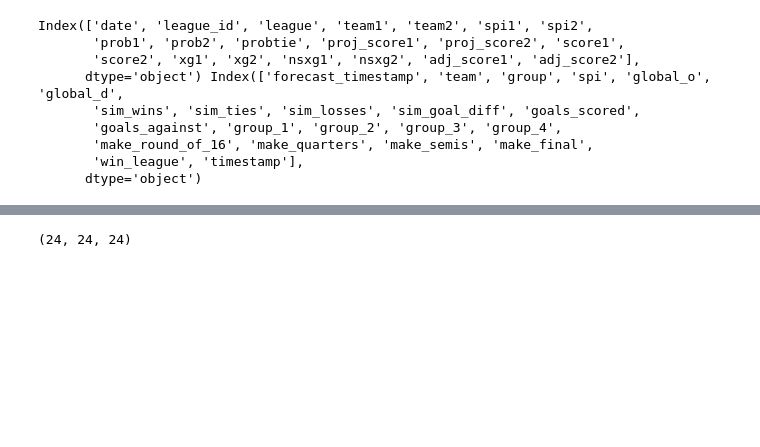
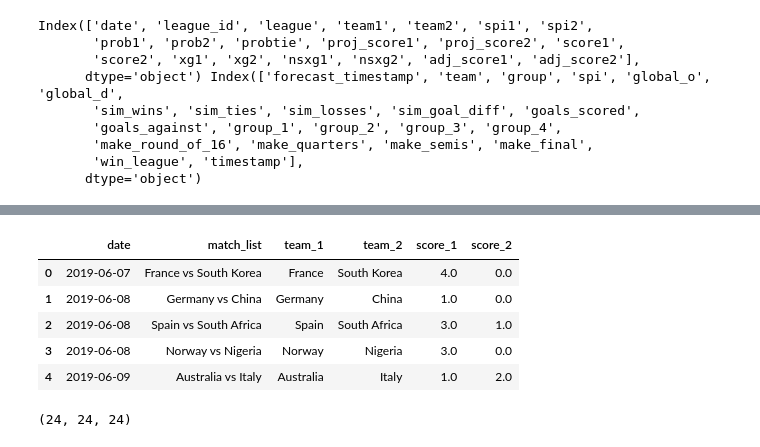
Before and after one commit to nityamd/test_tutorial, a Jupyter notebook: Scratchwork.ipynb, the cells around one changed output, grey strips where cells are left out. Cells and saved outputs as stored; diff of their text form; code cells hidden in the pictures; blank space fills up the shorter version.

```diff
--- a/Scratchwork.ipynb
+++ b/Scratchwork.ipynb
@@ -77,0 +55,16 @@ match_list_dict = dict(zip(list(range(1, len(match_list)+1)), match_list))
+# %%
+df_to_write = pd.DataFrame({ 'date': matches['date'],
+                            'match_list': match_list,
+                            'team_1': matches['team1'],
+                            'team_2': matches['team2'],
+                           'score_1': matches['score1'],
+                           'score_2': matches['score2']})
+# %%
+df_to_write.head()
+# %% [output]
+|  | date | match_list | team_1 | team_2 | score_1 | score_2 |
+| 0 | 2019-06-07 | France vs South Korea | France | South Korea | 4.0 | 0.0 |
+| 1 | 2019-06-08 | Germany vs China | Germany | China | 1.0 | 0.0 |
+| 2 | 2019-06-08 | Spain vs South Africa | Spain | South Africa | 3.0 | 1.0 |
+| 3 | 2019-06-08 | Norway vs Nigeria | Norway | Nigeria | 3.0 | 0.0 |
+| 4 | 2019-06-09 | Australia vs Italy | Australia | Italy | 1.0 | 2.0 |
```
Also changed, not shown: parts of 13 cells of this notebook, 4 other files.
